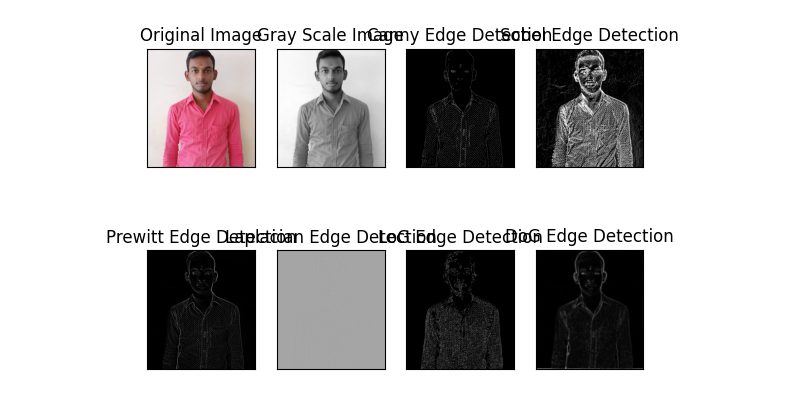
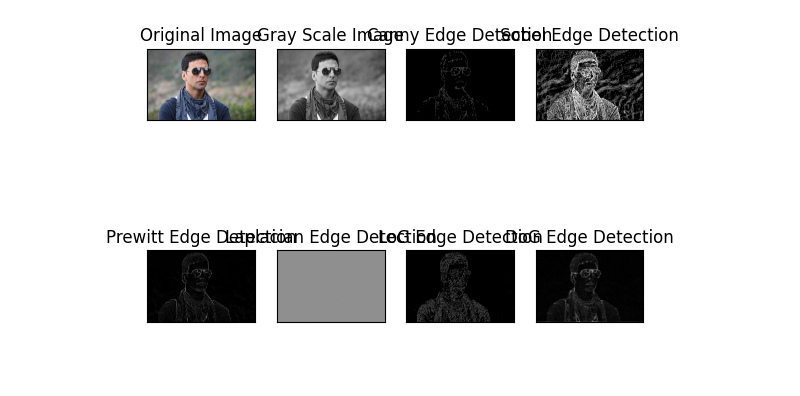
Before and after one commit to MuthuDeep/MUTHUKUMARAN, a Jupyter notebook: egde_detection.ipynb, the cells around one changed output. Drawn from its saved outputs; the diff is of its cells as text; code cells hidden in the pictures; blank space fills up the shorter version.

```diff
--- a/egde_detection.ipynb
+++ b/egde_detection.ipynb
@@ -7,7 +7,7 @@ from scipy import signal
 import matplotlib.pyplot as plt
 
 # Read the image
-img_path = "/content/muthu pic.jpg"
+img_path = "/content/hero.jpg"
 img = cv2.imread(img_path)
 original_img = cv2.cvtColor(img, cv2.COLOR_BGR2RGB)
 gray = cv2.cvtColor(img, cv2.COLOR_BGR2GRAY)
@@ -62,31 +62,31 @@ A = np.array([[0, 0, -1, -1, -1, 0, 0],
               [0, -2, -3, -3, -3, -2, 0],
               [0, 0, -1, -1, -1, 0, 0]], dtype=np.float32)
 
 ratio = gray.shape[0] / 500.0
 new_width = int(gray.shape[1] / ratio)
 nimg = cv2.resize(gray, (new_width, 500))
 I1 = signal.convolve2d(nimg, A, mode='same')
 I1 = np.absolute(I1)
 I1 = (I1 - np.min(I1)) / float(np.max(I1) - np.min(I1))
 I2 = cv2.GaussianBlur(I1, (5, 5), 0)
 
 # Plotting
 plt.subplot(2, 4, 1), plt.imshow(original_img)
 plt.title('Original Image'), plt.xticks([]), plt.yticks([])
 plt.subplot(2, 4, 2), plt.imshow(gray, cmap='gray')
 plt.title('Gray Scale Image'), plt.xticks([]), plt.yticks([])
 plt.subplot(2, 4, 3), plt.imshow(img_canny, cmap='gray')
 plt.title('Canny Edge Detection'), plt.xticks([]), plt.yticks([])
 plt.subplot(2, 4, 4), plt.imshow(img_sobel, cmap='gray')
 plt.title('Sobel Edge Detection'), plt.xticks([]), plt.yticks([])
 plt.subplot(2, 4, 5), plt.imshow(img_prewitt, cmap='gray')
 plt.title('Prewitt Edge Detection'), plt.xticks([]), plt.yticks([])
 plt.subplot(2, 4, 6), plt.imshow(laplacian, cmap='gray')
 plt.title('Laplacian Edge Detection'), plt.xticks([]), plt.yticks([])
 plt.subplot(2, 4, 7), plt.imshow(output, cmap='gray')
 plt.title('LoG Edge Detection'), plt.xticks([]), plt.yticks([])
 plt.subplot(2, 4, 8), plt.imshow(I2, cmap='gray')
 plt.title('DoG Edge Detection'), plt.xticks([]), plt.yticks([])
 plt.show()
 # %% [output]
-[figure, old version]
+[figure, new version]
```
